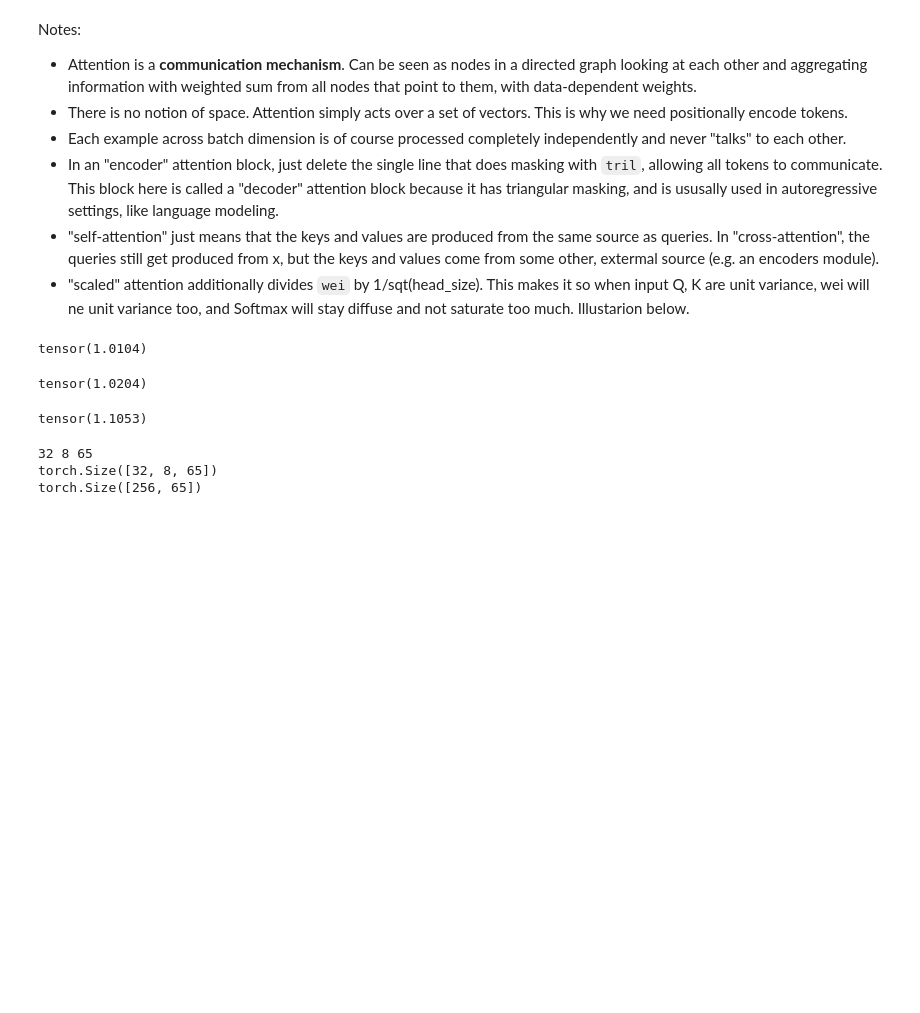
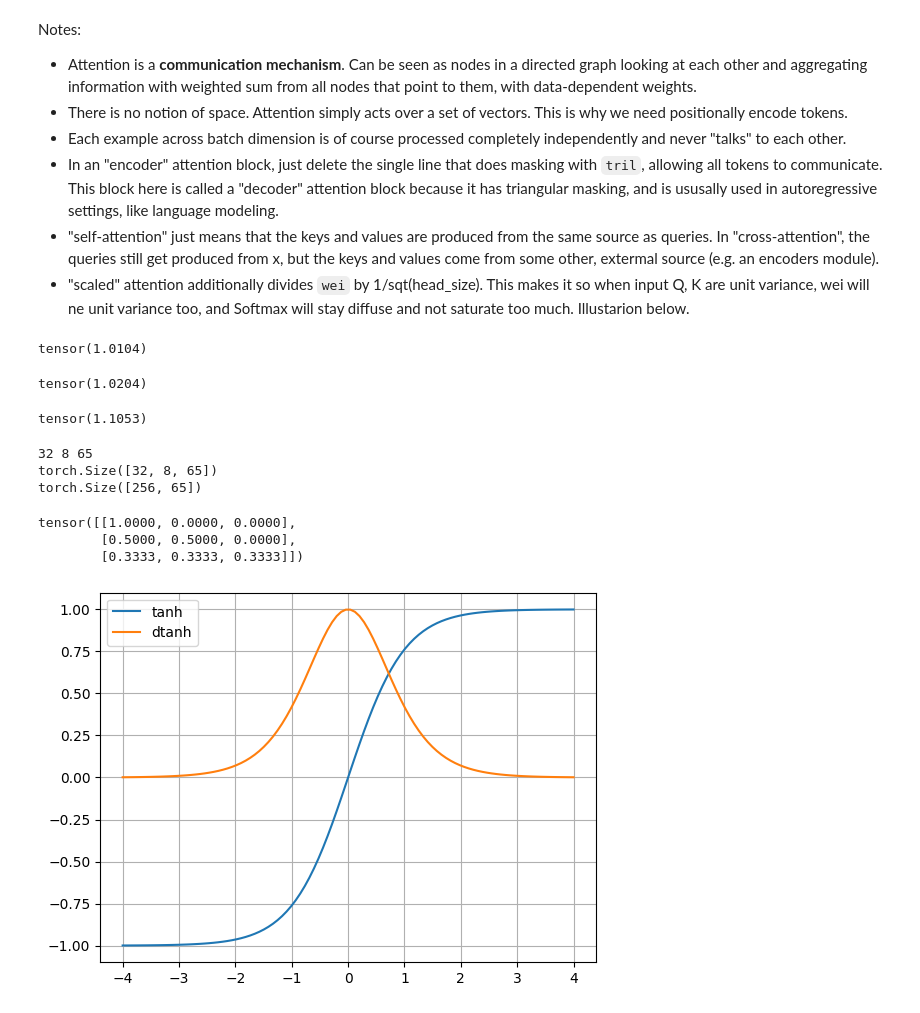
Before and after one commit to heikkito123/a_karpathy_makemore, a Jupyter notebook: lesson6_nanoGPT.ipynb, the cells around one changed output. Drawn from its saved outputs; the diff is of its cells as text; code cells hidden in the pictures; blank space fills up the shorter version.

```diff
--- a/lesson6_nanoGPT.ipynb
+++ b/lesson6_nanoGPT.ipynb
@@ -524,0 +545,17 @@ torch.Size([256, 65])
+# %%
+a / a.sum(1, keepdim=True)
+# %% [output]
+tensor([[1.0000, 0.0000, 0.0000],
+        [0.5000, 0.5000, 0.0000],
+        [0.3333, 0.3333, 0.3333]])
+# %%
+xs = np.linspace(-4, 4, 100)
+ys = np.tanh(xs)
+dtanh = 1 - np.tanh(xs)**2
+
+plt.plot(xs, ys, label='tanh')
+plt.plot(xs, dtanh, label='dtanh')
+plt.legend()
+plt.grid()
+# %% [output]
+[figure, added]
```
Also changed, not shown: parts of 6 cells of this notebook.
